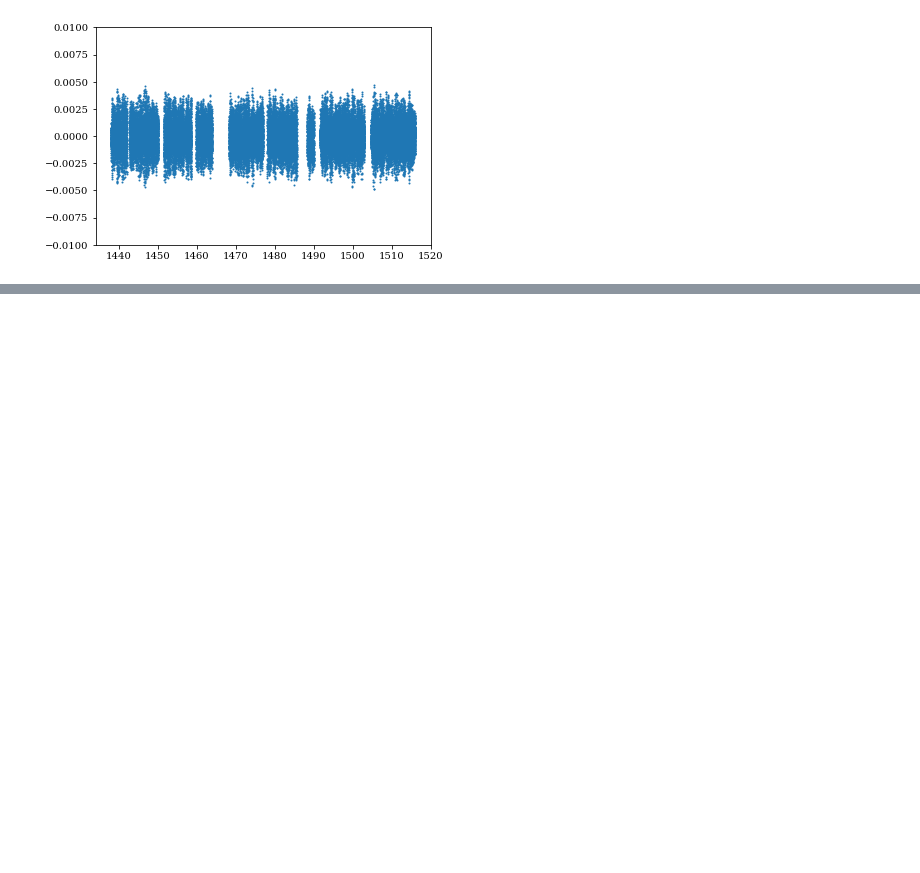
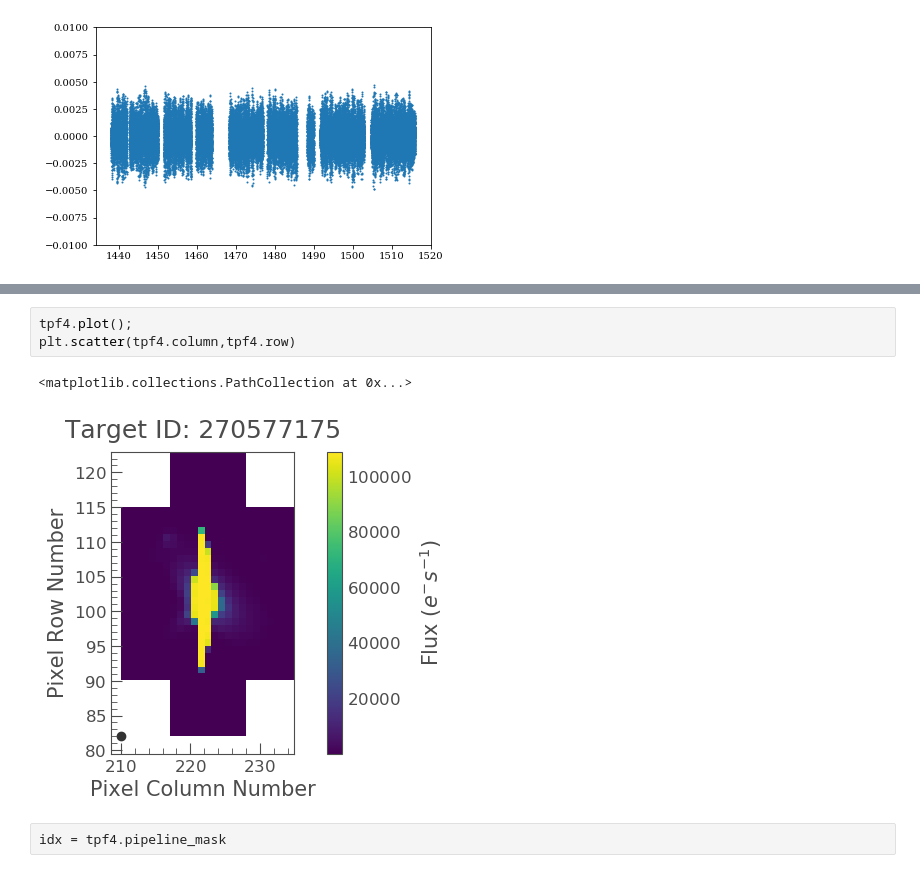
Before and after one commit to sebastian-zieba/betaPic_comet, a Jupyter notebook: construction_of_the_lightcurve.ipynb, the cells around one changed output, grey strips where cells are left out. Cells and saved outputs as stored; diff of their text form; blank space fills up the shorter version.

```diff
--- a/construction_of_the_lightcurve.ipynb
+++ b/construction_of_the_lightcurve.ipynb
@@ -282,0 +334,8 @@ plt.ylim(-0.01, 0.01)
+# %%
+tpf4.plot();
+plt.scatter(tpf4.column,tpf4.row)
+# %% [output]
+<matplotlib.collections.PathCollection at 0x...>
+[figure, added]
+# %%
+idx = tpf4.pipeline_mask
```
Also changed, not shown: parts of 39 cells of this notebook, 1 other file.
